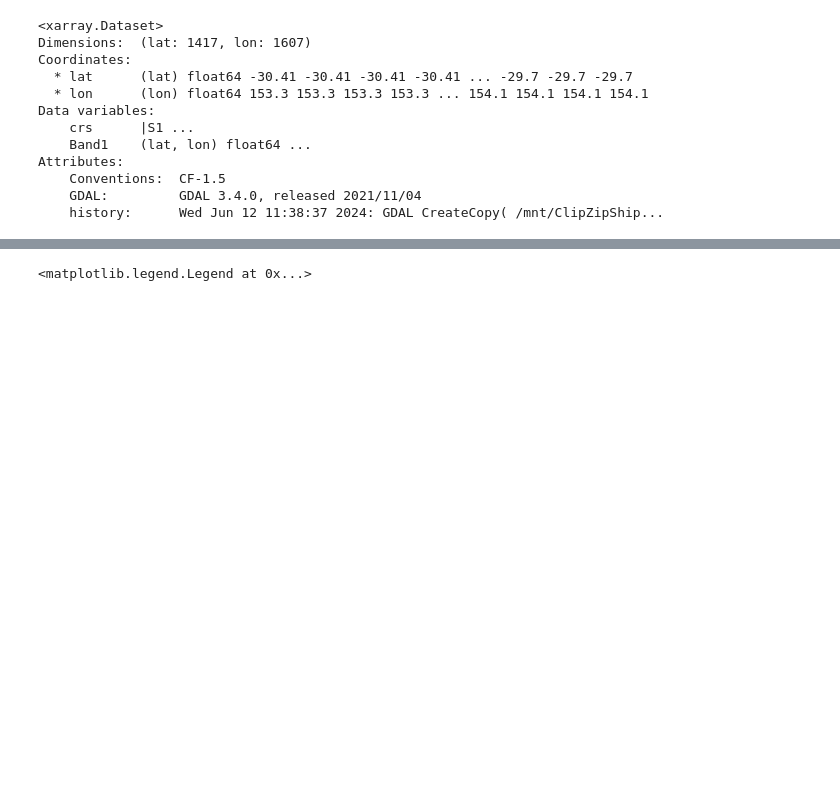
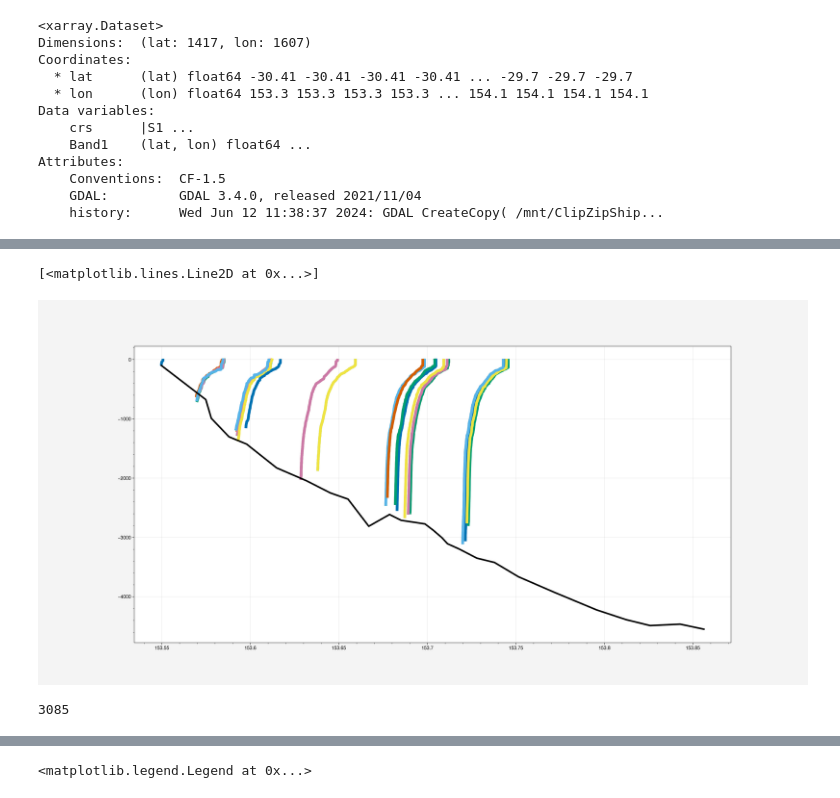
Before and after one commit to Isabela-conde/IN2024_V04-Data-Analysis, a Jupyter notebook: Plot_SADCP_Solitary_Transects.ipynb, the cells around one changed output, grey strips where cells are left out. Saved outputs shown, nothing was run; the diff lists cells and outputs as text; code cells hidden in the pictures; blank space fills up the shorter version.

```diff
--- a/Plot_SADCP_Solitary_Transects.ipynb
+++ b/Plot_SADCP_Solitary_Transects.ipynb
@@ -108,0 +242,64 @@ def distance(s_lat, s_lng, e_lat, e_lng):
+# %%
+import gsw as TEOS_10
+
+distance_threshold = 2.0e3
+
+CT_thalweg = []
+SA_thalweg = []
+presure_thalweg = []
+
+lat_thalweg = []
+lon_thalweg = []
+
+
+fig = plt.figure(1,figsize=(20,10))
+ax  = fig.add_subplot(1,1,1)
+
+for i_point in range(0,canyon_min_lon.size):
+
+    distance_to_ctd = distance(ctd_lats, ctd_lons, canyon_min_lat[i_point], canyon_min_lon[i_point])
+    idx_to_get = np.nonzero(distance_to_ctd<distance_threshold)[0]
+
+    n_ctds = 0
+
+    for i_ctd_to_get in idx_to_get:
+
+        ctd_files_to_get = ctd_files[i_ctd_to_get]
+        ctd_dataset = xarray.open_dataset(os.path.join(ctd_datapath,ctd_files_to_get))
+
+        latitude_cast = ctd_dataset['latitude'].squeeze().values
+        longitude_cast = ctd_dataset['longitude'].squeeze().values
+
+        pressure_length = ctd_dataset['pressure'].size
+
+
+        temperature_cast = ctd_dataset['temperature'].squeeze().values
+        salinity_cast = ctd_dataset['salinity'].squeeze().values
+        pressure_cast = ctd_dataset['pressure'].squeeze().values
+
+        presure_thalweg.append(pressure_cast.copy())
+        #print(presure_thalweg)
+        absolute_salinity        = TEOS_10.SA_from_SP(salinity_cast,pressure_cast,longitude_cast,latitude_cast)
+        conservative_temperature = TEOS_10.CT_from_t(absolute_salinity,temperature_cast,pressure_cast)
+
+
+        ax.plot(0.001*(conservative_temperature-np.min(conservative_temperature))+longitude_cast,-pressure_cast,linewidth=5.0)
+
+        #CT_thalweg.append(conservative_temperature)
+        #SA_thalweg.append(absolute_salinity)
+
+
+        #lat_thalweg.append(latitude_cast.copy())
+        #lon_thalweg.append(longitude_cast.copy())
+
+        ctd_dataset.close()
+    #END for i_ctd
+#END for i_point
+ax.plot(canyon_min_lon,depth_min,color='k',linewidth=3.0)
+# %% [output]
+[<matplotlib.lines.Line2D at 0x...>]
+[figure, added]
+# %%
+len(pressure_thalweg)
+# %% [output]
+3085
```
Also changed, not shown: parts of 14 cells of this notebook.
